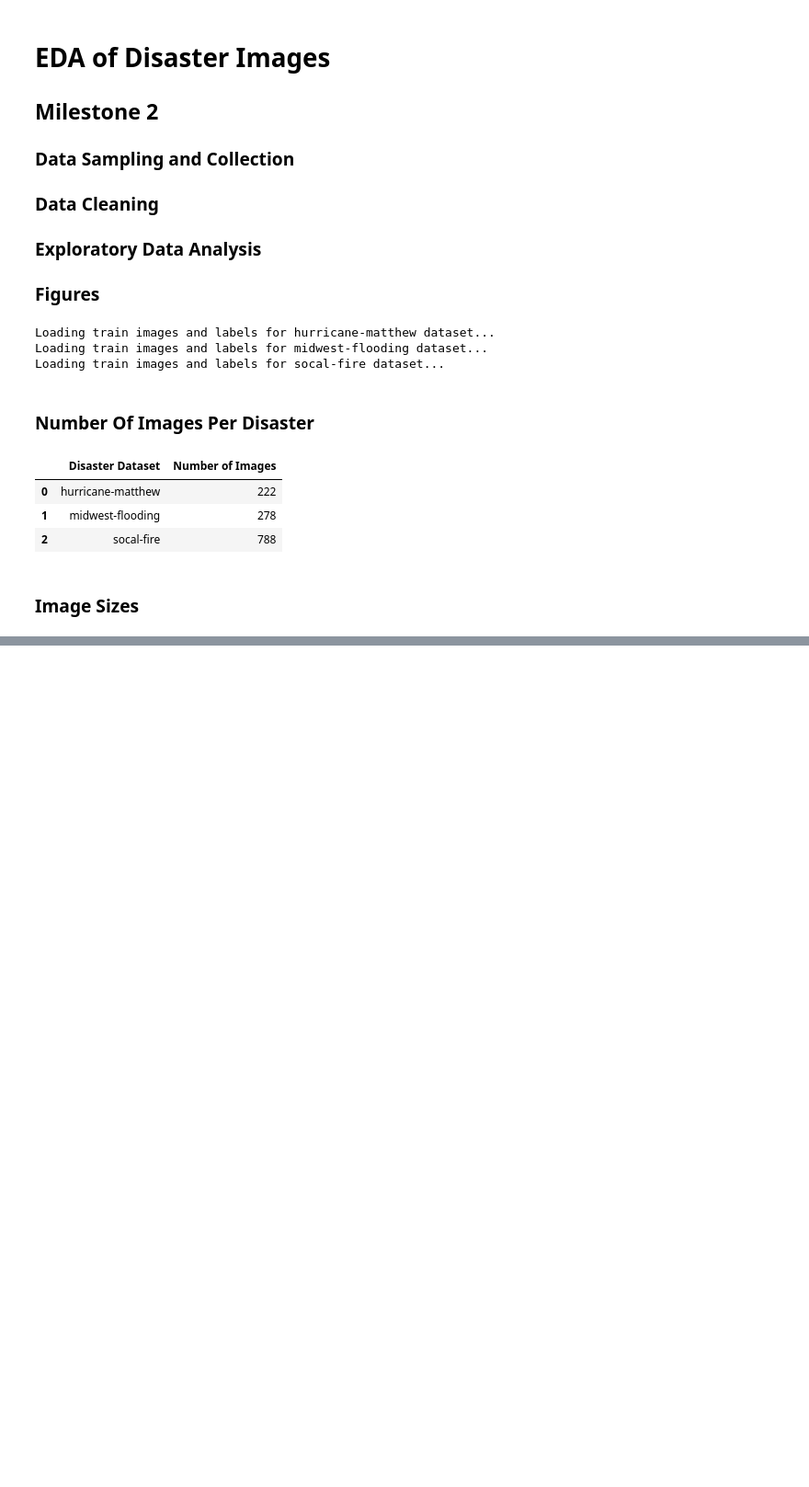
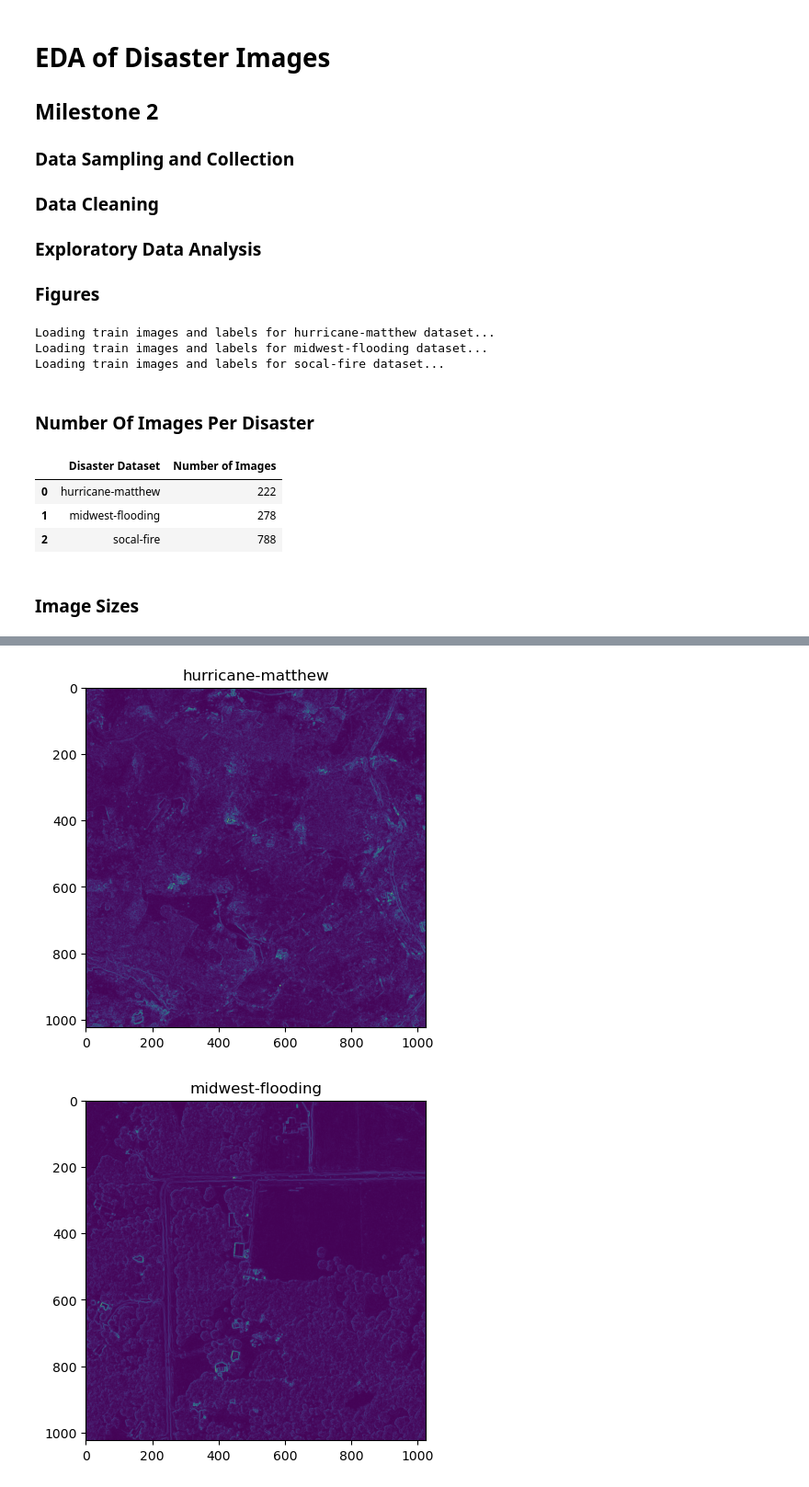
Before and after one commit to lilyhirano/Disaster-Visualization, a Jupyter notebook: EDA.ipynb, the cells around one changed output, grey strips where cells are left out. Shown at 92% size. Drawn from its saved outputs; the diff is of its cells as text; code cells hidden in the pictures; blank space fills up the shorter version.

```diff
--- a/EDA.ipynb
+++ b/EDA.ipynb
@@ -74,0 +162,14 @@ plt.show()
+# %%
+np.random.seed(42)
+num_images = 1
+for d in disaster_list:
+    sample_idx = np.random.choice(range(len(data[d]['images'])), size=num_images)
+    for i in sample_idx:
+        img = data[d]['images'][i]
+        edges = get_sobel_features(img)
+        plt.figure()
+        plt.title(f'{d}')
+        plt.imshow(edges)
+# %% [output]
+[figure, added]
+[figure, added]
```
Also changed, not shown: parts of 24 cells of this notebook.
